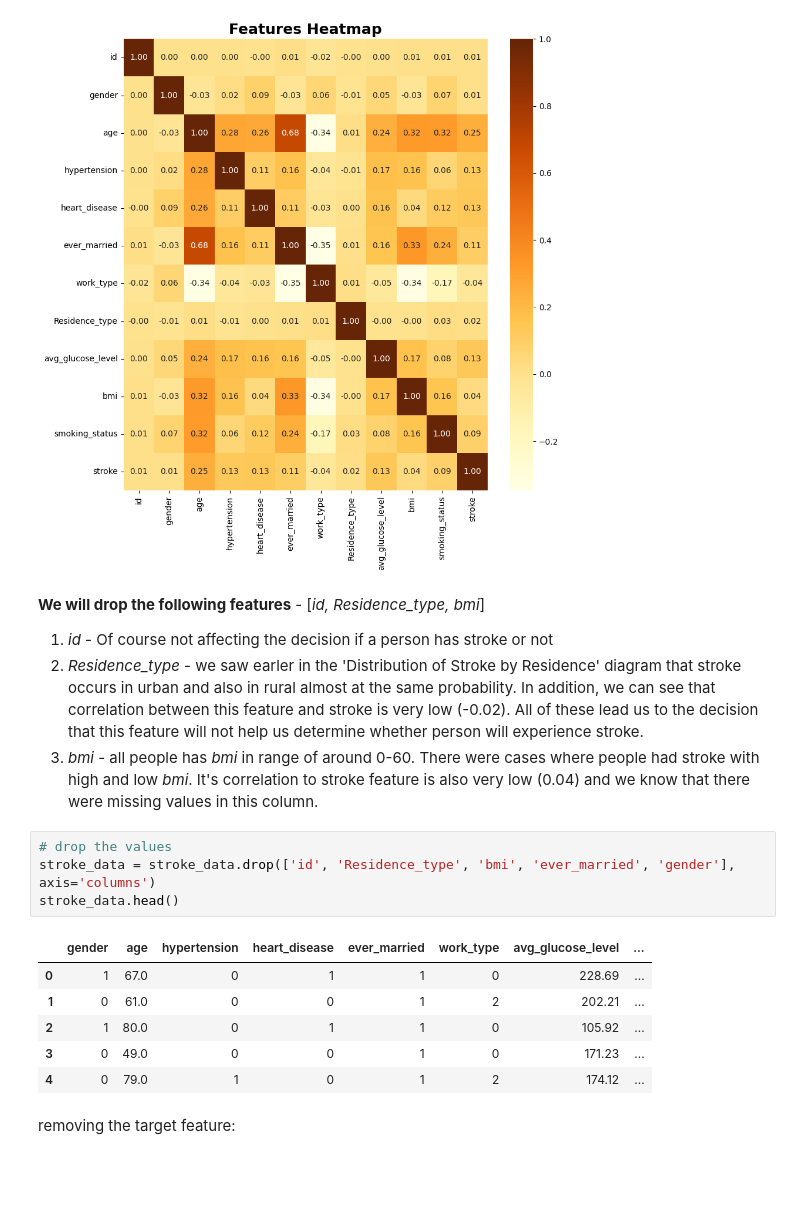
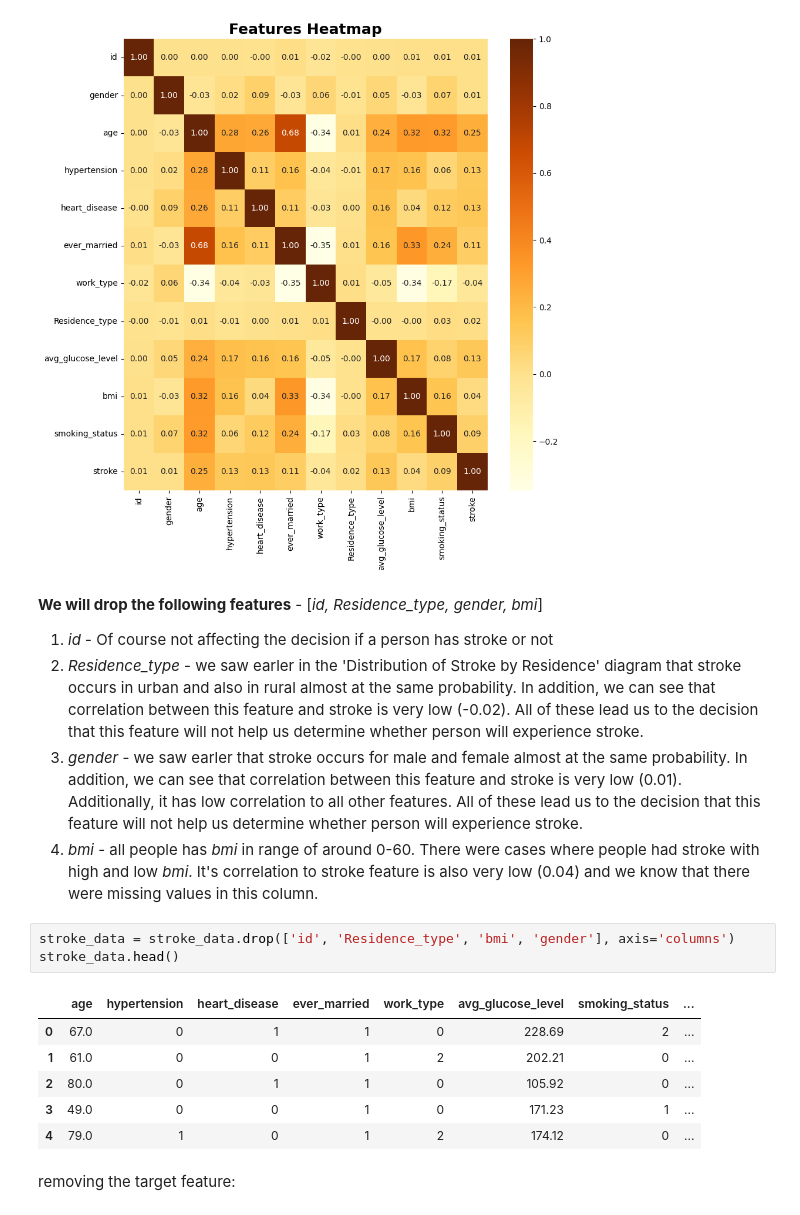
Before and after one commit to ori-frenkel/stroke-prediction, a Jupyter notebook: stroke-prediction.ipynb, the cells around one changed output. Cells and saved outputs as stored; diff of their text form; blank space fills up the shorter version.

```diff
--- a/stroke-prediction.ipynb
+++ b/stroke-prediction.ipynb
@@ -390,22 +387,22 @@ plt.show()
 # %% [output]
 [figure]
 # %% [markdown]
-**We will drop the following features** - [*id, Residence_type, bmi*]
+**We will drop the following features** - [*id, Residence_type, gender, bmi*]
 
 1. *id* - Of course not affecting the decision if a person has stroke or not
 1. *Residence_type* - we saw earler in the 'Distribution of Stroke by Residence' diagram that stroke occurs in urban and also in rural almost at the same probability. In addition, we can see that correlation between this feature and stroke is very low (-0.02). All of these lead us to the decision that this feature will not help us determine whether person will experience stroke.
+1. *gender* - we saw earler that stroke occurs for male and female almost at the same probability. In addition, we can see that correlation between this feature and stroke is very low (0.01). Additionally, it has low correlation to all other features. All of these lead us to the decision that this feature will not help us determine whether person will experience stroke.
 1. *bmi* - all people has *bmi* in range of around 0-60. There were cases where people had stroke with high and low *bmi*. It's correlation to stroke feature is also very low (0.04) and we know that there were missing values in this column.
 # %%
-# drop the values
-stroke_data = stroke_data.drop(['id', 'Residence_type', 'bmi', 'ever_married', 'gender'], axis='columns')
+stroke_data = stroke_data.drop(['id', 'Residence_type', 'bmi', 'gender'], axis='columns')
 stroke_data.head()
 # %% [output]
-|  | gender | age | hypertension | heart_disease | ever_married | work_type | avg_glucose_level | ... |
-| 0 | 1 | 67.0 | 0 | 1 | 1 | 0 | 228.69 | ... |
-| 1 | 0 | 61.0 | 0 | 0 | 1 | 2 | 202.21 | ... |
-| 2 | 1 | 80.0 | 0 | 1 | 1 | 0 | 105.92 | ... |
-| 3 | 0 | 49.0 | 0 | 0 | 1 | 0 | 171.23 | ... |
-| 4 | 0 | 79.0 | 1 | 0 | 1 | 2 | 174.12 | ... |
+|  | age | hypertension | heart_disease | ever_married | work_type | avg_glucose_level | smoking_status | ... |
+| 0 | 67.0 | 0 | 1 | 1 | 0 | 228.69 | 2 | ... |
+| 1 | 61.0 | 0 | 0 | 1 | 2 | 202.21 | 0 | ... |
+| 2 | 80.0 | 0 | 1 | 1 | 0 | 105.92 | 0 | ... |
+| 3 | 49.0 | 0 | 0 | 1 | 0 | 171.23 | 1 | ... |
+| 4 | 79.0 | 1 | 0 | 1 | 2 | 174.12 | 0 | ... |
 # %% [markdown]
 removing the target feature:
 # %%
```
Also changed, not shown: parts of 17 cells of this notebook.
